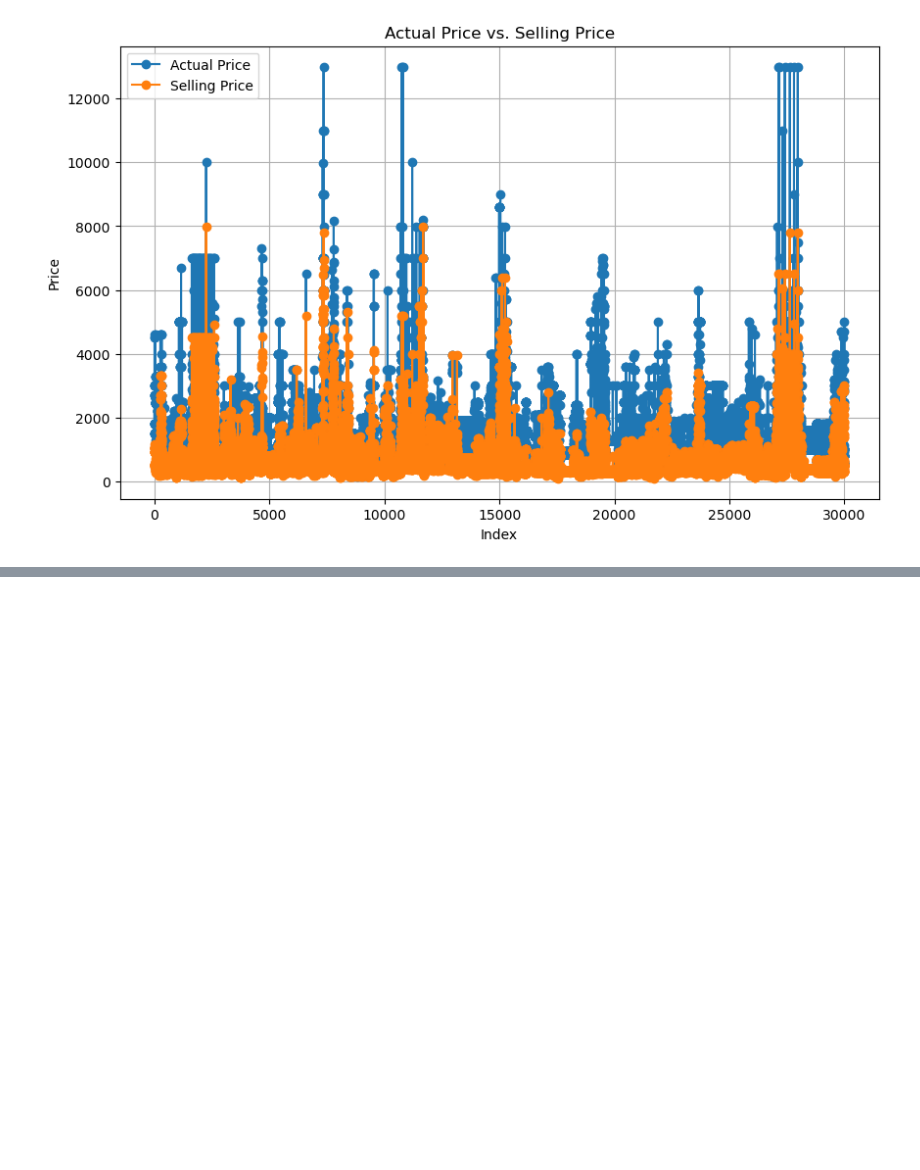
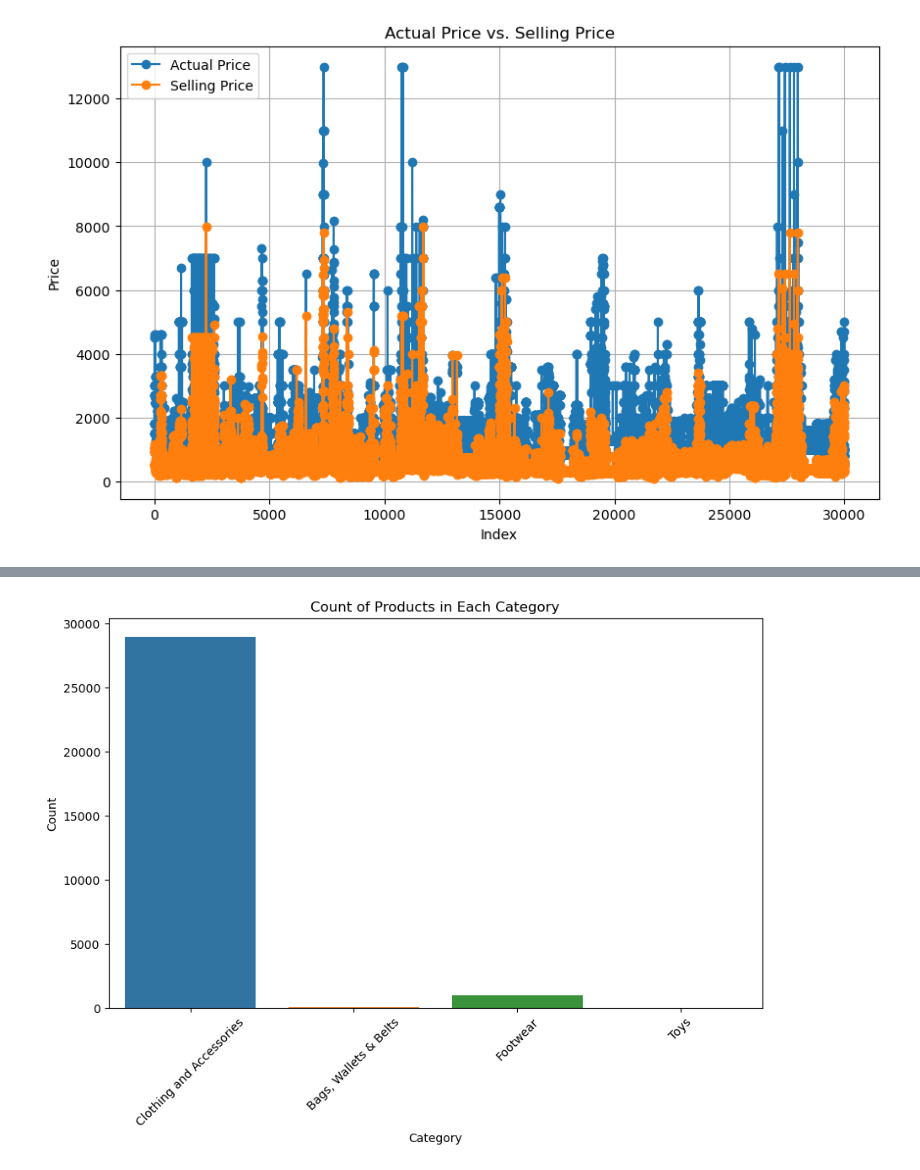
Before and after one commit to ShubhamGupta2505/MachineLearningPractice, a Jupyter notebook: flipkart-product-analysis.ipynb, the cells around one changed output, grey strips where cells are left out. Cells and saved outputs as stored; diff of their text form; code cells hidden in the pictures; blank space fills up the shorter version.

Commit message:
Kaggle Notebook | Flipkart Product Analysis | Version 5

```diff
--- a/flipkart-product-analysis.ipynb
+++ b/flipkart-product-analysis.ipynb
@@ -260,0 +270,10 @@ plt.show()
+# %%
+plt.figure(figsize=(10, 6))
+sns.countplot(x='category', data=df)
+plt.xticks(rotation=45)
+plt.xlabel('Category')
+plt.ylabel('Count')
+plt.title('Count of Products in Each Category')
+plt.show()
+# %% [output]
+[figure, added]
```
Also changed, not shown: parts of 3 cells of this notebook.
